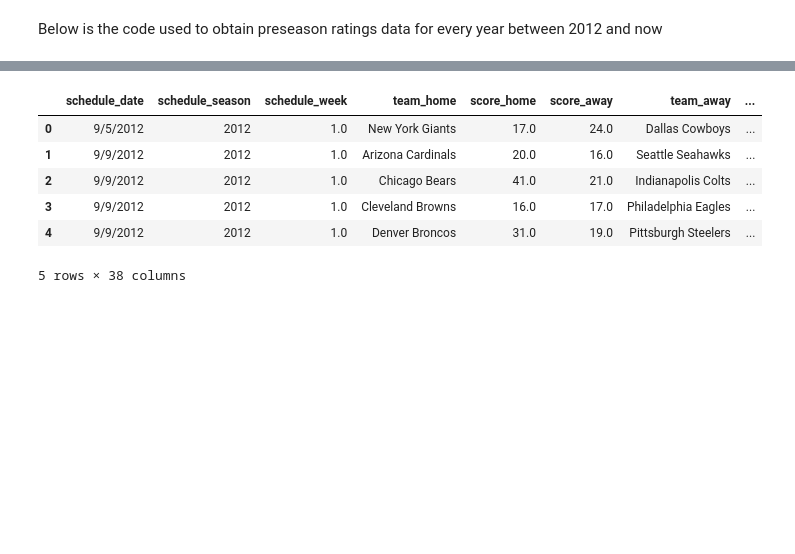
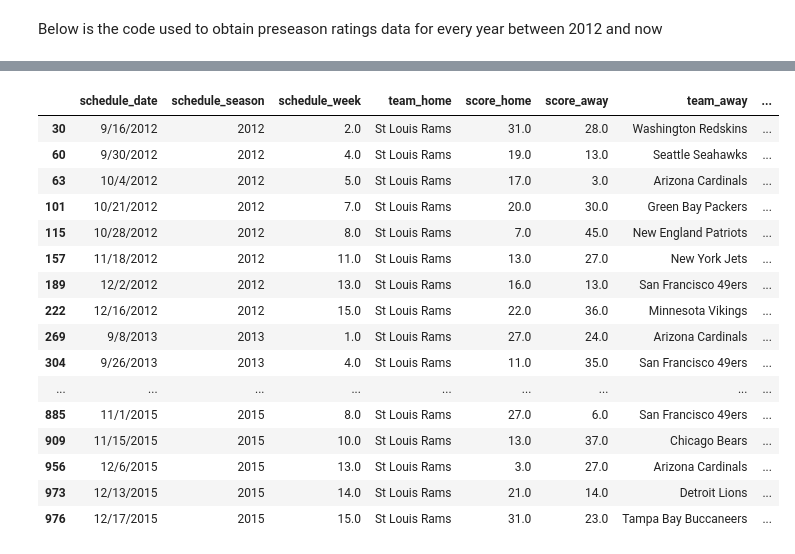
Before and after one commit to ericjenvey/Kaggle, a Jupyter notebook: nfl-score-data.ipynb, the cells around one changed output, grey strips where cells are left out. Saved outputs shown, nothing was run; the diff lists cells and outputs as text; code cells hidden in the pictures; blank space fills up the shorter version.

```diff
--- a/nfl-score-data.ipynb
+++ b/nfl-score-data.ipynb
@@ -121,17 +164,21 @@ full_standings_data[full_standings_data['year_number'] >= 2012].shape
 # %%
+# Take the last week of data for each year, set as the prior season's rankings
 prior_season_ending_rankings = full_standings_data[full_standings_data.week_number == 19]
 
-prior_season_ending_rankings.drop(['W', 'L', 'W-L%', 'Pts', 'PtsO', 'PtDif', 'MoV', 'week_number', 'T', 'off_ppg', 'def_ppg', 'rank_winpct'], axis=1, inplace=True)
+# Drop all unnecessary columns (all but the team name, ID, and offense/defense rankings)
+prior_season_ending_rankings.drop(['W', 'L', 'W-L%', 'Pts', 'PtsO', 'PtDif', 'MoV', 'week_number',
+                                   'T', 'off_ppg', 'def_ppg', 'rank_winpct', 'team_name',
+                                  'team_name_short', 'team_conference', 'team_division',
+                                  'team_conference_pre2002', 'team_division_pre2002'],
+                                  axis=1, inplace=True)
 
-#prior_season_ending_rankings.columns = ['Tm', 'year_number', 'off_rank_last_year', 'def_rank_last_year']
 
 # Merge does not allow for non-equijoins, so we join every team against itself
 current_and_prior = pd.merge(full_standings_data, prior_season_ending_rankings.add_suffix("_prior"),
-                                how = "left", left_on = ['Tm'],
-                                right_on=['Tm_prior'])
+                                how = "left", left_on = ['team_id'],
+                                right_on=['team_id_prior'])
 
 # Then cut down to only where the prior year is one behind the current here
-# TODO -- this does not work with teams who have a name/location switch, need to get the team name mapping correct
 current_and_prior = current_and_prior[(current_and_prior['year_number_prior']==current_and_prior['year_number'] - 1)]
 
 current_and_prior.to_csv("current_and_prior_year_standings.csv")
@@ -202,37 +210,58 @@ See the caveats in the documentation: https://pandas.pydata.org/pandas-docs/stab
 # %%
 # Join Scores data to Standings data, first on the home team to get standings of the home team as of kickoff
-scores_and_standings = pd.merge(recent_scores, full_standings_data[['Tm', 'W', 'L', 'T', 'Pts', 'PtsO', 'week_number', 'year_number', 'off_ppg', 'def_ppg', 'rank_offense',
-       'rank_defense', 'rank_winpct']].add_suffix("_home"),
-                                how = "left", left_on = ['schedule_season', 'schedule_week', 'team_home'],
-                                right_on=['year_number_home', 'week_number_home', 'Tm_home'])
+scores_and_standings = pd.merge(recent_scores_team_mapping,
+                                current_and_prior[['Tm', 'W', 'L', 'T', 'Pts', 'PtsO', 'week_number',
+                                                   'year_number', 'off_ppg', 'def_ppg', 'rank_offense',
+                                                   'rank_defense', 'rank_winpct', 'team_id',
+                                                   'Tm_prior','year_number_prior', 'team_id_prior',
+                                                   'team_id_pfr_prior', 'rank_offense_prior',
+                                                   'rank_defense_prior']].add_suffix("_home"),
+                                how = "left", left_on = ['schedule_season', 'schedule_week', 'team_id_home'],
+                                right_on=['year_number_home', 'week_number_home', 'team_id_home'])
 
 # Next join on the away team
-scores_and_standings_all = pd.merge(scores_and_standings, full_standings_data[['Tm', 'W', 'L', 'T', 'Pts', 'PtsO', 'week_number', 'year_number', 'off_ppg', 'def_ppg', 'rank_offense',
-       'rank_defense', 'rank_winpct']].add_suffix("_away"),
-                                how = "left", left_on = ['schedule_season', 'schedule_week', 'team_away'],
-                                right_on=['year_number_away', 'week_number_away', 'Tm_away'])
+scores_and_standings_all = pd.merge(scores_and_standings,
+                                    current_and_prior[['Tm', 'W', 'L', 'T', 'Pts', 'PtsO', 'week_number',
+                                                   'year_number', 'off_ppg', 'def_ppg', 'rank_offense',
+                                                   'rank_defense', 'rank_winpct', 'team_id',
+                                                   'Tm_prior','year_number_prior', 'team_id_prior',
+                                                   'team_id_pfr_prior', 'rank_offense_prior',
+                                                   'rank_defense_prior']].add_suffix("_away"),
+                                how = "left", left_on = ['schedule_season', 'schedule_week', 'team_id_away'],
+                                right_on=['year_number_away', 'week_number_away', 'team_id_away'])
 
 # For all week 1 games, the standings data with be NAN, because there are no standings at that point. Need to replace these with 0 to allow for EDA and other processing
+# TODO: fix this with the new teams columns
 scores_and_standings_all[['W_home', 'L_home', 'T_home', 'Pts_home', 'PtsO_home', 'week_number_home', 'year_number_home', 'off_ppg_home',
                           'def_ppg_home', 'rank_offense_home','rank_defense_home', 'rank_winpct_home', 'W_away', 'L_away', 'T_away',
                           'Pts_away', 'PtsO_away', 'week_number_away', 'year_number_away', 'off_ppg_away', 'def_ppg_away', 'rank_offense_away',
                           'rank_defense_away', 'rank_winpct_away']] = scores_and_standings_all[['W_home', 'L_home', 'T_home', 'Pts_home', 'PtsO_home', 'week_number_home', 'year_number_home', 'off_ppg_home',
                           'def_ppg_home', 'rank_offense_home','rank_defense_home', 'rank_winpct_home', 'W_away', 'L_away', 'T_away',
                           'Pts_away', 'PtsO_away', 'week_number_away', 'year_number_away', 'off_ppg_away', 'def_ppg_away', 'rank_offense_away',
                           'rank_defense_away', 'rank_winpct_away']].fillna(0)
 
 # Get rid of unnecessary columns
 scores_and_standings_all.drop(['Tm_home', 'Tm_away', 'year_number_home', 'week_number_home', 'year_number_away', 'week_number_away'], axis=1, inplace=True)
 
-scores_and_standings_all.head()
+scores_and_standings_all[scores_and_standings_all['team_home'] == 'St Louis Rams']
 # %% [output]
 |  | schedule_date | schedule_season | schedule_week | team_home | score_home | score_away | team_away | ... |
-| 0 | 9/5/2012 | 2012 | 1.0 | New York Giants | 17.0 | 24.0 | Dallas Cowboys | ... |
-| 1 | 9/9/2012 | 2012 | 1.0 | Arizona Cardinals | 20.0 | 16.0 | Seattle Seahawks | ... |
-| 2 | 9/9/2012 | 2012 | 1.0 | Chicago Bears | 41.0 | 21.0 | Indianapolis Colts | ... |
-| 3 | 9/9/2012 | 2012 | 1.0 | Cleveland Browns | 16.0 | 17.0 | Philadelphia Eagles | ... |
-| 4 | 9/9/2012 | 2012 | 1.0 | Denver Broncos | 31.0 | 19.0 | Pittsburgh Steelers | ... |
+| 30 | 9/16/2012 | 2012 | 2.0 | St Louis Rams | 31.0 | 28.0 | Washington Redskins | ... |
+| 60 | 9/30/2012 | 2012 | 4.0 | St Louis Rams | 19.0 | 13.0 | Seattle Seahawks | ... |
+| 63 | 10/4/2012 | 2012 | 5.0 | St Louis Rams | 17.0 | 3.0 | Arizona Cardinals | ... |
+| 101 | 10/21/2012 | 2012 | 7.0 | St Louis Rams | 20.0 | 30.0 | Green Bay Packers | ... |
+| 115 | 10/28/2012 | 2012 | 8.0 | St Louis Rams | 7.0 | 45.0 | New England Patriots | ... |
+| 157 | 11/18/2012 | 2012 | 11.0 | St Louis Rams | 13.0 | 27.0 | New York Jets | ... |
+| 189 | 12/2/2012 | 2012 | 13.0 | St Louis Rams | 16.0 | 13.0 | San Francisco 49ers | ... |
+| 222 | 12/16/2012 | 2012 | 15.0 | St Louis Rams | 22.0 | 36.0 | Minnesota Vikings | ... |
+| 269 | 9/8/2013 | 2013 | 1.0 | St Louis Rams | 27.0 | 24.0 | Arizona Cardinals | ... |
+| 304 | 9/26/2013 | 2013 | 4.0 | St Louis Rams | 11.0 | 35.0 | San Francisco 49ers | ... |
+| ... | ... | ... | ... | ... | ... | ... | ... | ... |
+| 885 | 11/1/2015 | 2015 | 8.0 | St Louis Rams | 27.0 | 6.0 | San Francisco 49ers | ... |
+| 909 | 11/15/2015 | 2015 | 10.0 | St Louis Rams | 13.0 | 37.0 | Chicago Bears | ... |
+| 956 | 12/6/2015 | 2015 | 13.0 | St Louis Rams | 3.0 | 27.0 | Arizona Cardinals | ... |
+| 973 | 12/13/2015 | 2015 | 14.0 | St Louis Rams | 21.0 | 14.0 | Detroit Lions | ... |
+| 976 | 12/17/2015 | 2015 | 15.0 | St Louis Rams | 31.0 | 23.0 | Tampa Bay Buccaneers | ... |
-5 rows × 38 columns
 # %%
 # Next, join in the rankings data for the home team, giving us a preseason rank
 scores_and_rankings = pd.merge(scores_and_standings_all, preseason_rankings_df.add_suffix("_home"),
```
Also changed, not shown: parts of 19 cells of this notebook.
